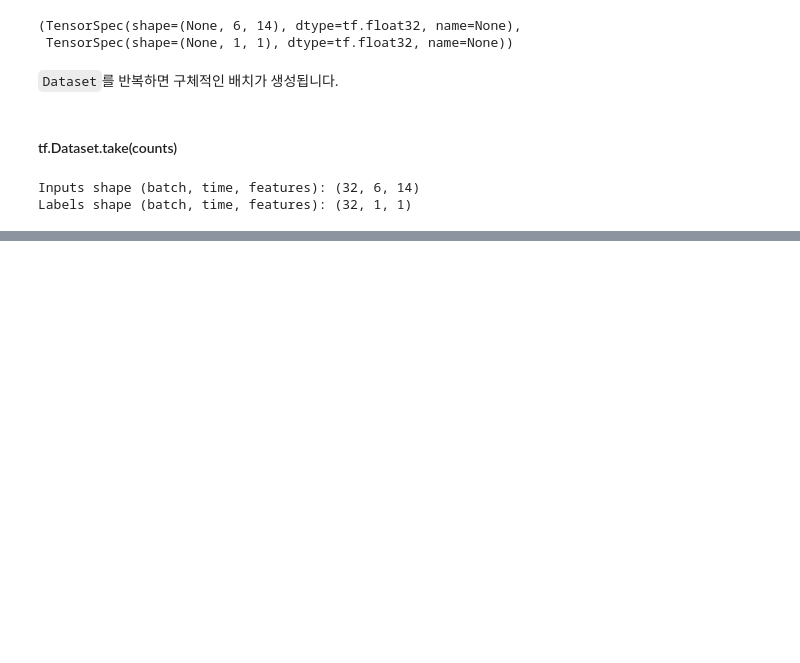
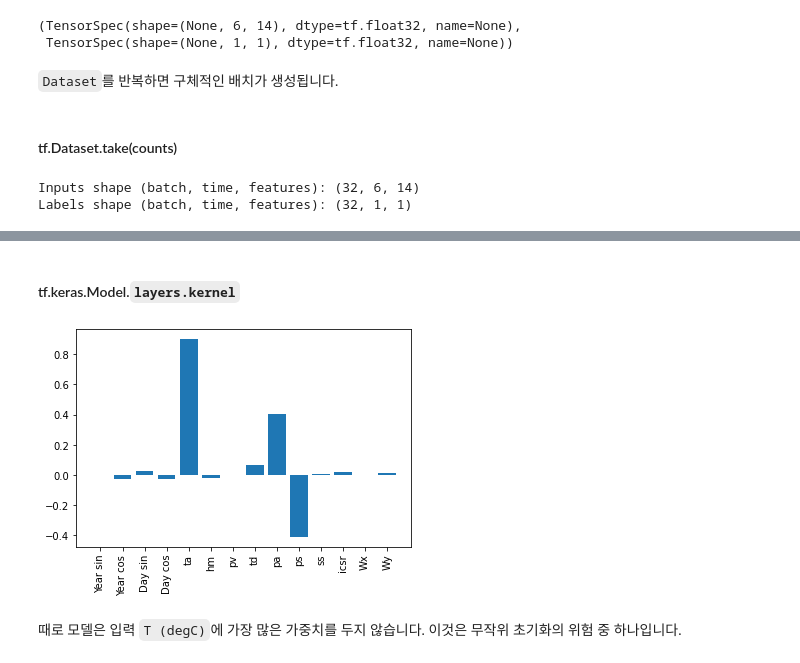
Before and after one commit to jongphago/dnn_architecture, a Jupyter notebook: timeseries/my_timeseries.ipynb, the cells around one changed output, grey strips where cells are left out. Saved outputs shown, nothing was run; the diff lists cells and outputs as text; code cells hidden in the pictures; blank space fills up the shorter version.

```diff
--- a/timeseries/my_timeseries.ipynb
+++ b/timeseries/my_timeseries.ipynb
@@ -541,0 +770,13 @@ Labels shape (batch, time, features): (32, 1, 1)
+# %% [markdown]
+#### tf.keras.Model.`layers.kernel`
+# %%
+bar_y = linear.layers[0].kernel[:, 0].numpy()
+bar_x = range(len(train_df.columns))
+plt.bar(x=bar_x, height=bar_y)
+axis = plt.gca()
+axis.set_xticks(bar_x)
+_ = axis.set_xticklabels(train_df.columns, rotation=90)
+# %% [output]
+[figure, added]
+# %% [markdown]
+때로 모델은 입력 `T (degC)`에 가장 많은 가중치를 두지 않습니다. 이것은 무작위 초기화의 위험 중 하나입니다.
```
Also changed, not shown: parts of 84 cells of this notebook.
